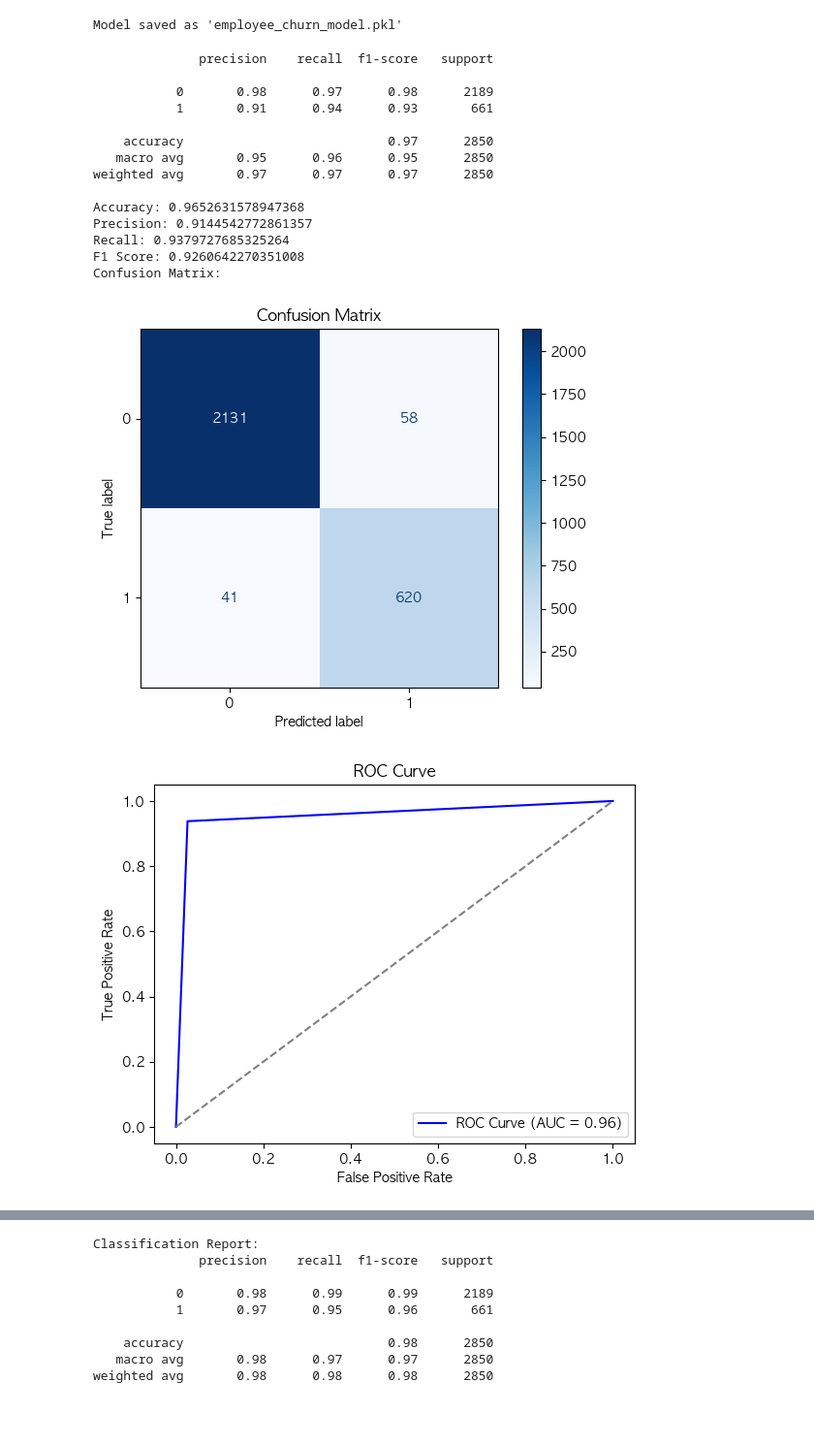
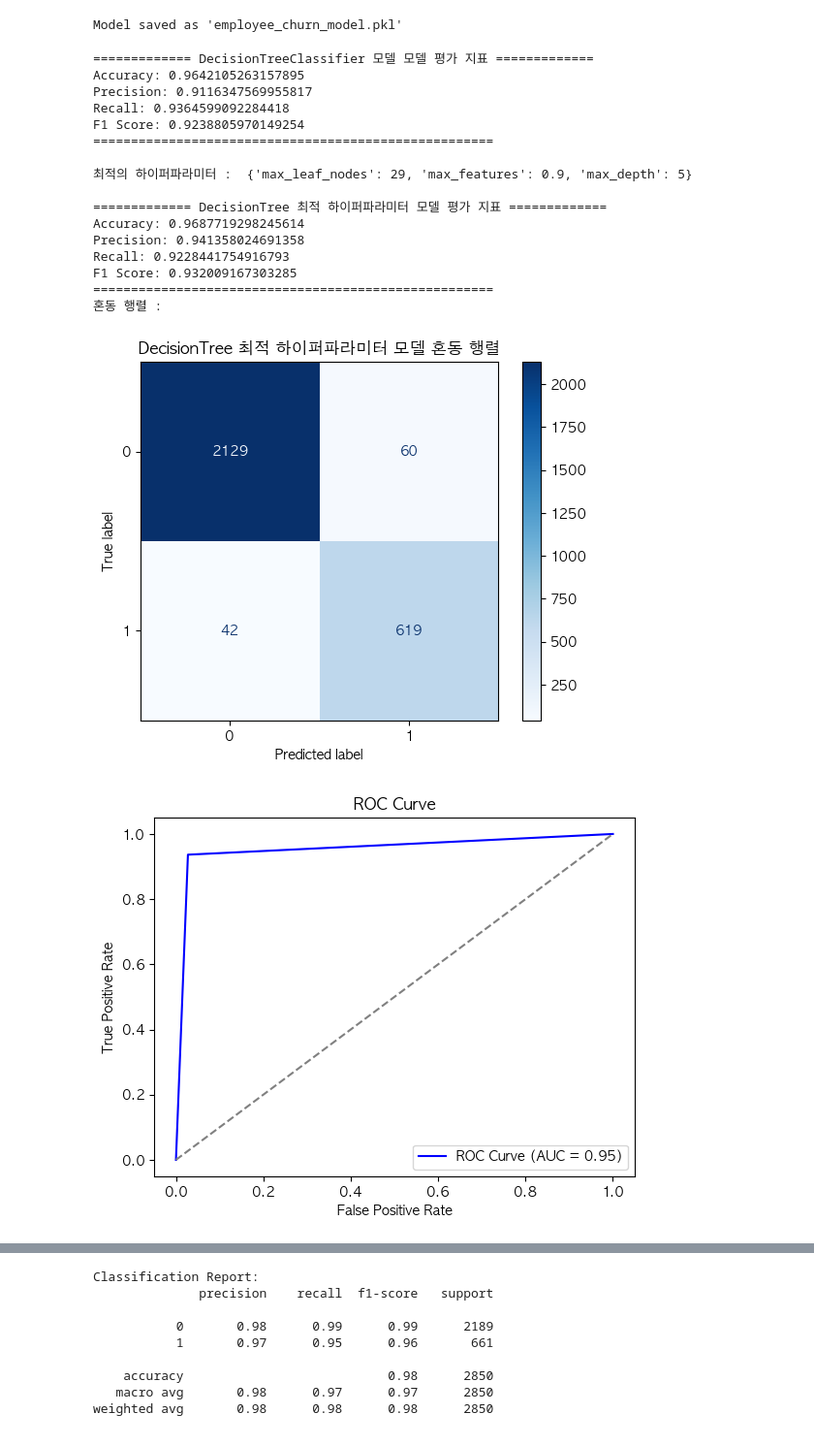
Before and after one commit to SKNETWORKS-FAMILY-AICAMP/SKN06-2nd-2Team, a Jupyter notebook: project2/employee_churn_model.ipynb, the cells around one changed output, grey strips where cells are left out. Shown: that part at 97% size. Drawn from its saved outputs; the diff is of its cells as text; code cells hidden in the pictures.

```diff
--- a/project2/employee_churn_model.ipynb
+++ b/project2/employee_churn_model.ipynb
@@ -205,32 +218,48 @@ print("Model saved as 'employee_churn_model.pkl'")
 # %% [output]
 Model saved as 'employee_churn_model.pkl'
 # %%
-# Dicision Tree 모델
+# Decision Tree 모델
 from sklearn.tree import DecisionTreeClassifier
+import numpy as np
 
-model2 = DecisionTreeClassifier()
-model2.fit(X_train, y_train)
+decision_m = DecisionTreeClassifier()
+decision_m.fit(X_train, y_train)
+evaluate_model(decision_m, X_test, y_test, 'DecisionTreeClassifier 모델')
 
-pred_test = model2.predict(X_test)
+# 랜덤 포레스트 하이퍼파라미터 튜닝 (RandomizedSearchCV)
+param_grid = {
+    "max_depth": range(1, 6),
+    "max_leaf_nodes": range(3, 30),
+    "max_features": np.arange(0.1, 1.1, 0.1)
+}
 
-evaluate_model(model2, X_test, y_test)
+# RandomizedSearchCV 활용
+randomsearch = RandomizedSearchCV(estimator=decision_m, param_distributions=param_grid, n_iter=50, cv=3, n_jobs=-1, scoring='accuracy', random_state=0)
+randomsearch.fit(X_train, y_train)
+
+# 최적의 하이퍼파라미터와 성능 출력
+print("\n최적의 하이퍼파라미터 : ", randomsearch.best_params_,'\n')
+bestrf = randomsearch.best_estimator_
+evaluate_model(bestrf, X_test, y_test, 'DecisionTree 최적 하이퍼파라미터')
 
 # 최종 평가: 최적화된 모델을 평가하고 시각적으로 분석
-evaluate_and_visualize_model(model2, X_test, y_test)  # 'best_rf'는 최적화된 모델
+evaluate_and_visualize_model(decision_m, X_test, y_test, 'DecisionTree 최적 하이퍼파라미터')
 # %% [output]
-              precision    recall  f1-score   support
+============= DecisionTreeClassifier 모델 모델 평가 지표 =============
+Accuracy: 0.9642105263157895
+Precision: 0.9116347569955817
+Recall: 0.9364599092284418
+F1 Score: 0.9238805970149254
+=====================================================
 
-           0       0.98      0.97      0.98      2189
-           1       0.91      0.94      0.93       661
+최적의 하이퍼파라미터 :  {'max_leaf_nodes': 29, 'max_features': 0.9, 'max_depth': 5}
 
-    accuracy                           0.97      2850
-   macro avg       0.95      0.96      0.95      2850
-weighted avg       0.97      0.97      0.97      2850
-
-Accuracy: 0.9652631578947368
-Precision: 0.9144542772861357
-Recall: 0.9379727685325264
-F1 Score: 0.9260642270351008
-Confusion Matrix:
+============= DecisionTree 최적 하이퍼파라미터 모델 평가 지표 =============
+Accuracy: 0.9687719298245614
+Precision: 0.941358024691358
+Recall: 0.9228441754916793
+F1 Score: 0.932009167303285
+=====================================================
+혼동 행렬 :
-[figure, old version]
+[figure, new version]
 [figure]
```
Also changed, not shown: parts of 2 cells of this notebook.
